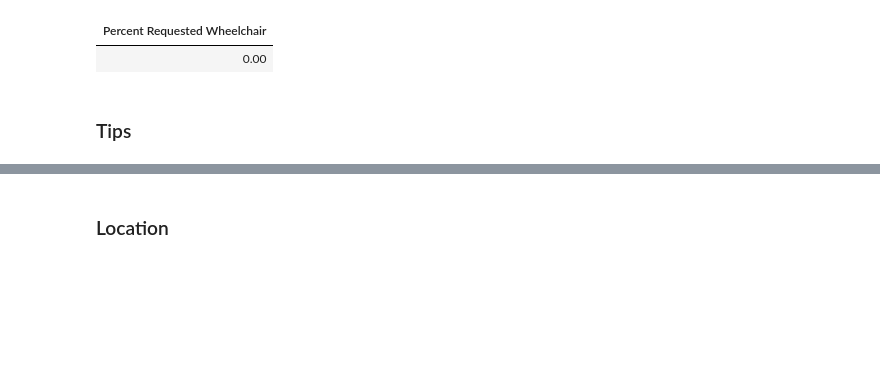
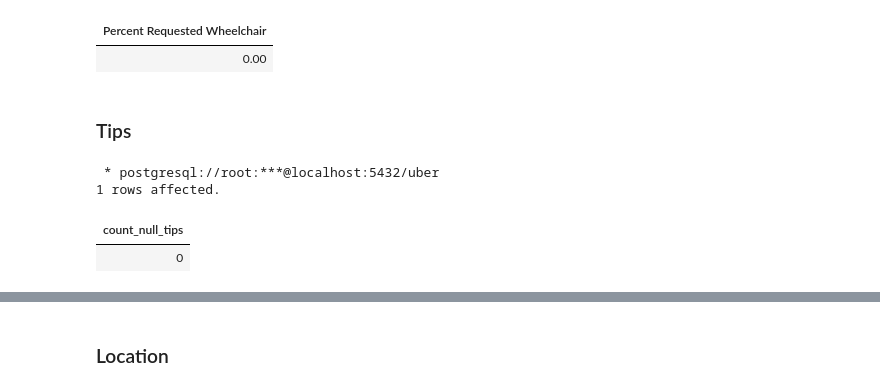
Before and after one commit to mjv2146/uber-nyc, a Jupyter notebook: notebooks/02_EDA.ipynb, the cells around one changed output, grey strips where cells are left out. Drawn from its saved outputs; the diff is of its cells as text; code cells hidden in the pictures; blank space fills up the shorter version.

```diff
--- a/notebooks/02_EDA.ipynb
+++ b/notebooks/02_EDA.ipynb
@@ -292,6 +303,17 @@ FROM main
 | 0.00 |
 # %% [markdown]
 ### Tips
+# %%
+%%sql
+SELECT
+COUNT(*) count_null_tips
+FROM main
+WHERE tips IS NULL;
+# %% [output]
+ * postgresql://root:***@localhost:5432/uber
+1 rows affected.
+| count_null_tips |
+| 0 |
 # %%
 %%sql
 SELECT
```
Also changed, not shown: parts of 11 cells of this notebook, 2 other files.
